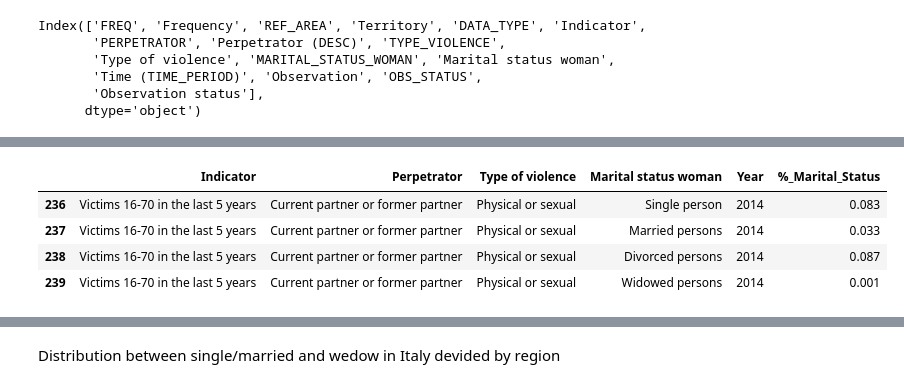
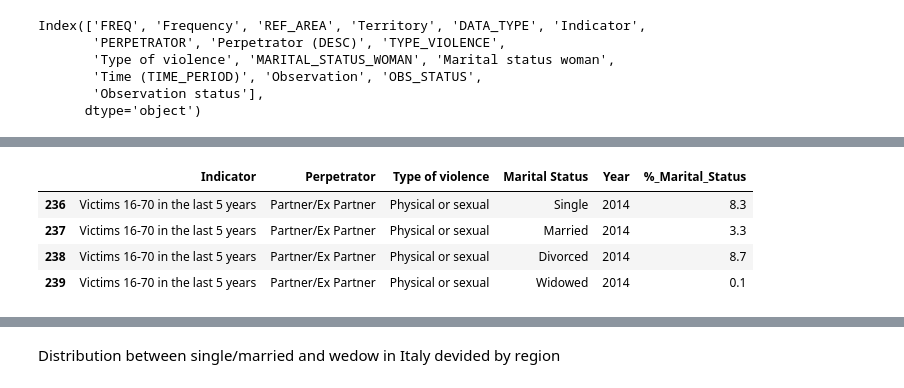
Before and after one commit to Cecilia8989/PfDA_Assignement, a Jupyter notebook: PfDA_Project_1.ipynb, the cells around one changed output, grey strips where cells are left out. Saved outputs shown, nothing was run; the diff lists cells and outputs as text; code cells hidden in the pictures.

```diff
--- a/PfDA_Project_1.ipynb
+++ b/PfDA_Project_1.ipynb
@@ -800,7 +801,8 @@ violence_marital_status = violence_marital_status.drop(columns=columns_to_be_rem
 violence_marital_status.rename(
     columns={'Time (TIME_PERIOD)': "Year",
              'Perpetrator (DESC)': 'Perpetrator',
-             'Observation' : '%_Marital_Status'},
+             'Observation' : '%_Marital_Status',
+             'Marital status woman':'Marital Status'},
     inplace=True
 )
 
@@ -840,22 +850,25 @@ violence_marital_status = violence_marital_status.loc[violence_marital_status['P
 violence_marital_status = violence_marital_status.loc[violence_marital_status['Indicator'] == 'Women aged 16-70 years who have suffered violence in the past 5 years (% of ever-partnered women 16-70 years)']
 
 # Filter for rows where 'Marital status woman' is not 'Total'
-violence_marital_status = violence_marital_status.loc[violence_marital_status['Marital status woman'] != 'Total']
+violence_marital_status = violence_marital_status.loc[violence_marital_status['Marital Status'] != 'Total']
 # %%
 # replace labour values on occupied and unoccupied
 replacements= {
     'Women aged 16-70 years who have suffered violence in the past 5 years (% of ever-partnered women 16-70 years)': 'Victims 16-70 in the last 5 years',
-    'Single persons (never married and never in same sex civil partnership)': 'Single person',
+    'Single persons (never married and never in same sex civil partnership)': 'Single',
+    'Married persons' : 'Married',
+    'Divorced persons' : 'Divorced',
+    'Widowed persons' : 'Widowed',
+    'Current partner or former partner':'Partner/Ex Partner'
+
 }
 
 
-violence_marital_status['Indicator'] = violence_marital_status['Indicator'].replace(replacements)
-violence_marital_status['Marital status woman'] = violence_marital_status['Marital status woman'].replace(replacements)
-violence_marital_status['%_Marital_Status'] = violence_marital_status['%_Marital_Status']/100
+violence_marital_status = violence_marital_status.replace(replacements)
 violence_marital_status
 # %% [output]
-|  | Indicator | Perpetrator | Type of violence | Marital status woman | Year | %_Marital_Status |
-| 236 | Victims 16-70 in the last 5 years | Current partner or former partner | Physical or sexual | Single person | 2014 | 0.083 |
-| 237 | Victims 16-70 in the last 5 years | Current partner or former partner | Physical or sexual | Married persons | 2014 | 0.033 |
-| 238 | Victims 16-70 in the last 5 years | Current partner or former partner | Physical or sexual | Divorced persons | 2014 | 0.087 |
-| 239 | Victims 16-70 in the last 5 years | Current partner or former partner | Physical or sexual | Widowed persons | 2014 | 0.001 |
+|  | Indicator | Perpetrator | Type of violence | Marital Status | Year | %_Marital_Status |
+| 236 | Victims 16-70 in the last 5 years | Partner/Ex Partner | Physical or sexual | Single | 2014 | 8.3 |
+| 237 | Victims 16-70 in the last 5 years | Partner/Ex Partner | Physical or sexual | Married | 2014 | 3.3 |
+| 238 | Victims 16-70 in the last 5 years | Partner/Ex Partner | Physical or sexual | Divorced | 2014 | 8.7 |
+| 239 | Victims 16-70 in the last 5 years | Partner/Ex Partner | Physical or sexual | Widowed | 2014 | 0.1 |
```
Also changed, not shown: parts of 35 cells of this notebook, 2 other files.
